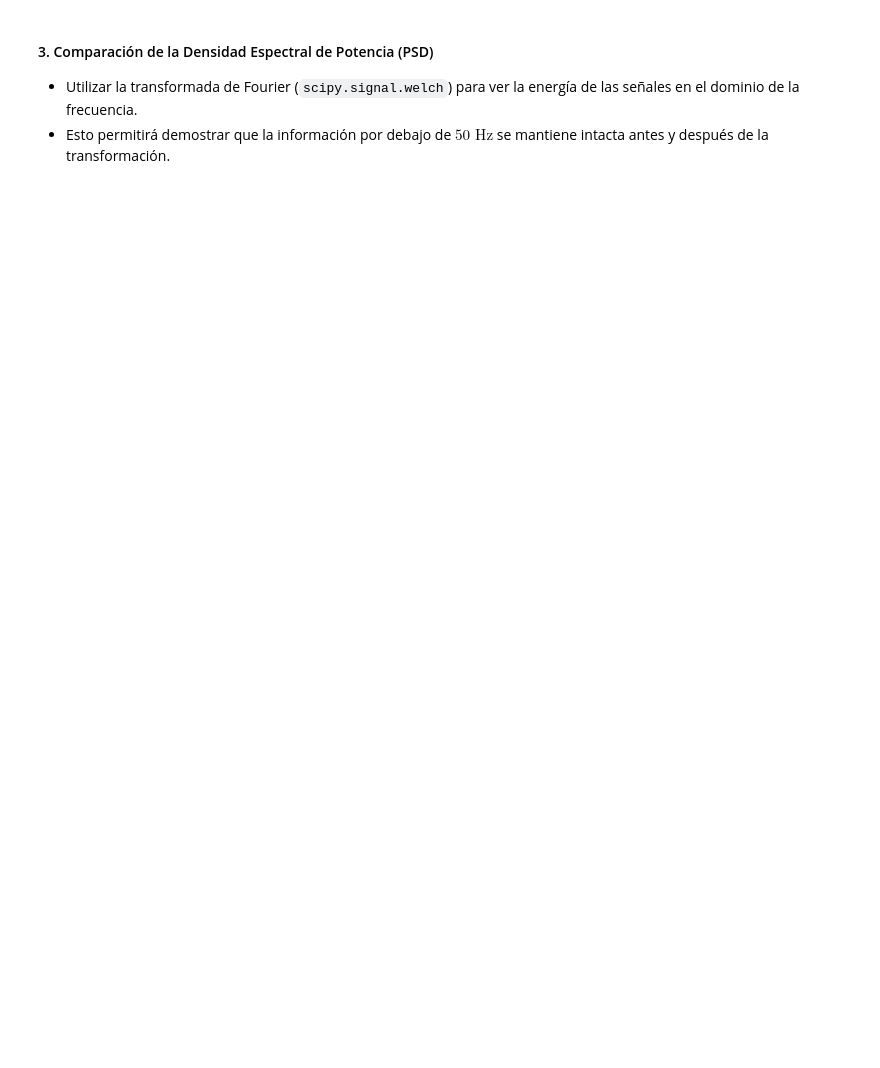
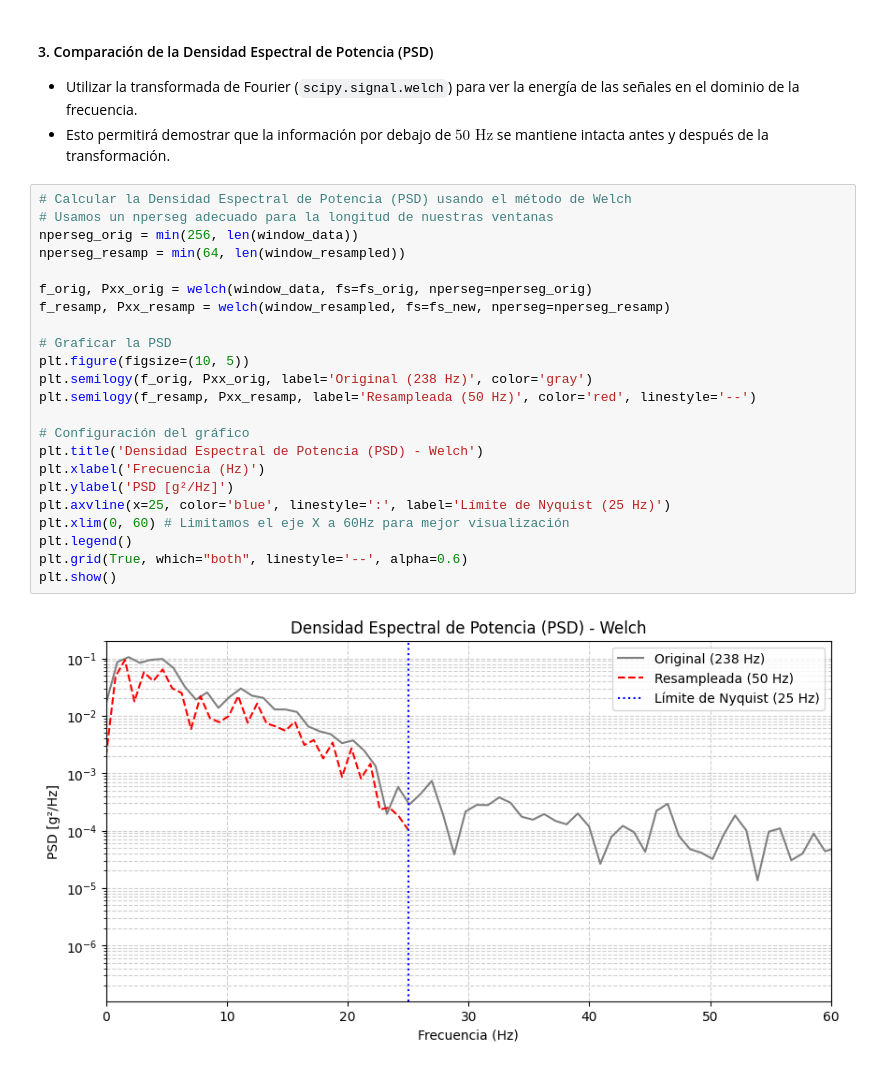
Before and after one commit to marianoInsa/dimiasa-models, a Jupyter notebook: notebooks/00-E01-Frequency-Resampling.ipynb, the cells around one changed output. Saved outputs shown, nothing was run; the diff lists cells and outputs as text; blank space fills up the shorter version.

```diff
--- a/notebooks/00-E01-Frequency-Resampling.ipynb
+++ b/notebooks/00-E01-Frequency-Resampling.ipynb
@@ -101,3 +169,28 @@ señal_Gz_resamp = signal.resample_poly(señal_Gz, up, down)
 #### 3. Comparación de la Densidad Espectral de Potencia (PSD)
 * Utilizar la transformada de Fourier (`scipy.signal.welch`) para ver la energía de las señales en el dominio de la frecuencia.
 * Esto permitirá demostrar que la información por debajo de $50\text{ Hz}$ se mantiene intacta antes y después de la transformación.
+# %%
+# Calcular la Densidad Espectral de Potencia (PSD) usando el método de Welch
+# Usamos un nperseg adecuado para la longitud de nuestras ventanas
+nperseg_orig = min(256, len(window_data))
+nperseg_resamp = min(64, len(window_resampled))
+
+f_orig, Pxx_orig = welch(window_data, fs=fs_orig, nperseg=nperseg_orig)
+f_resamp, Pxx_resamp = welch(window_resampled, fs=fs_new, nperseg=nperseg_resamp)
+
+# Graficar la PSD
+plt.figure(figsize=(10, 5))
+plt.semilogy(f_orig, Pxx_orig, label='Original (238 Hz)', color='gray')
+plt.semilogy(f_resamp, Pxx_resamp, label='Resampleada (50 Hz)', color='red', linestyle='--')
+
+# Configuración del gráfico
+plt.title('Densidad Espectral de Potencia (PSD) - Welch')
+plt.xlabel('Frecuencia (Hz)')
+plt.ylabel('PSD [g²/Hz]')
+plt.axvline(x=25, color='blue', linestyle=':', label='Límite de Nyquist (25 Hz)')
+plt.xlim(0, 60) # Limitamos el eje X a 60Hz para mejor visualización
+plt.legend()
+plt.grid(True, which="both", linestyle='--', alpha=0.6)
+plt.show()
+# %% [output]
+[figure, added]
```
Also changed, not shown: parts of 13 cells of this notebook.
